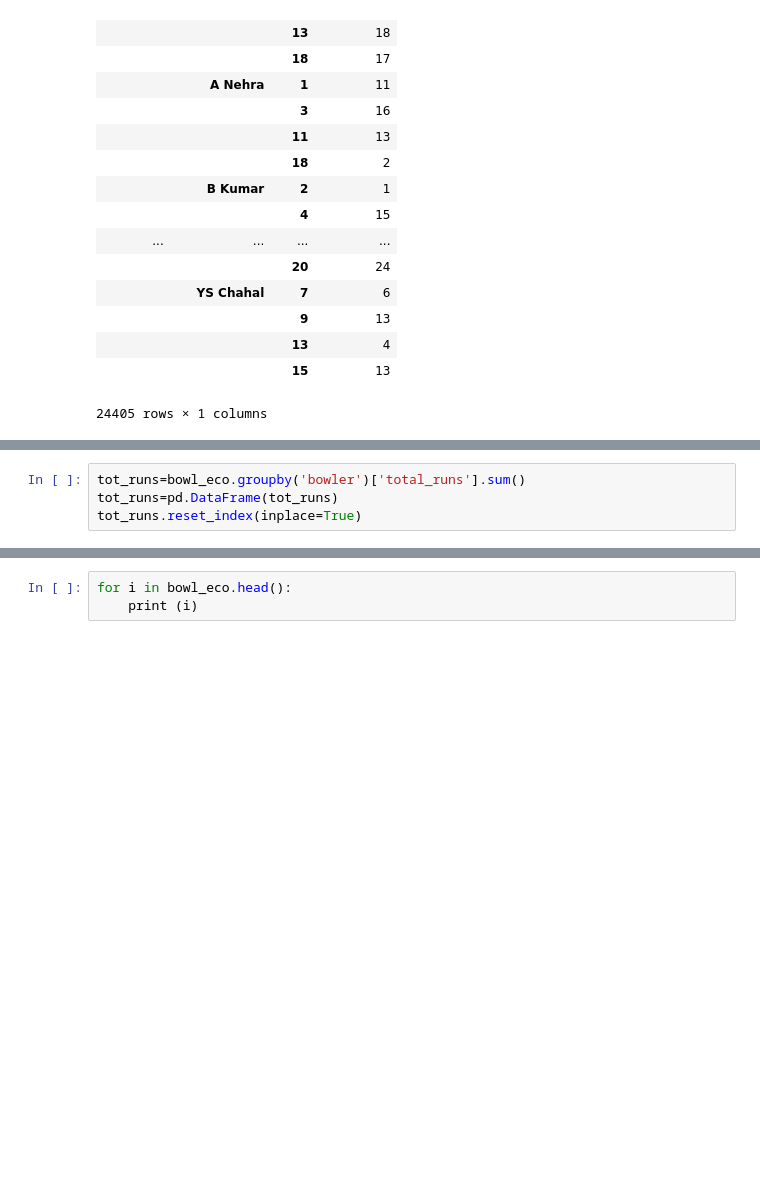
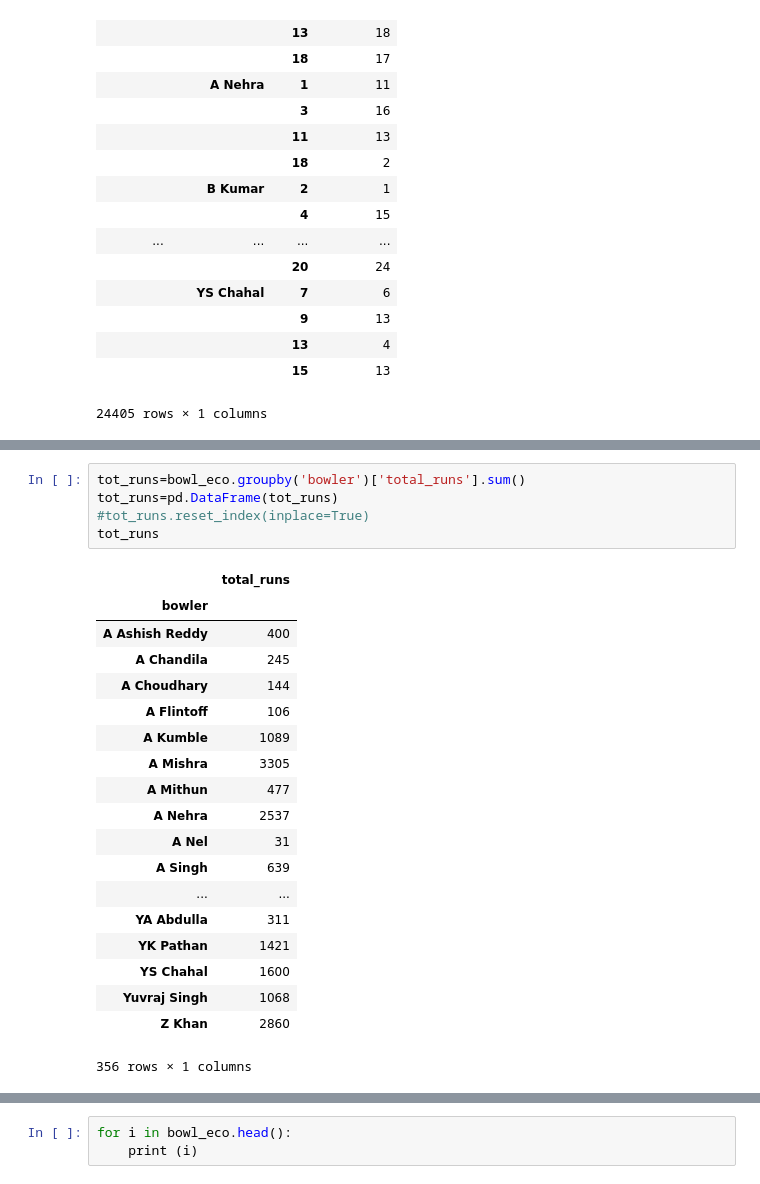
Before and after one commit to Ishita-Kedia/IPL_Analysis, a Jupyter notebook: deliveries.ipynb, the cells around one changed output, grey strips where cells are left out. Drawn from its saved outputs; the diff is of its cells as text; blank space fills up the shorter version.

```diff
--- a/deliveries.ipynb
+++ b/deliveries.ipynb
@@ -158,7 +139,28 @@ KeyError: 'Column not found: over'
 # %%
 tot_runs=bowl_eco.groupby('bowler')['total_runs'].sum()
 tot_runs=pd.DataFrame(tot_runs)
-tot_runs.reset_index(inplace=True)
+#tot_runs.reset_index(inplace=True)
+tot_runs
+# %% [output]
+|  | total_runs |
+| bowler |  |
+| A Ashish Reddy | 400 |
+| A Chandila | 245 |
+| A Choudhary | 144 |
+| A Flintoff | 106 |
+| A Kumble | 1089 |
+| A Mishra | 3305 |
+| A Mithun | 477 |
+| A Nehra | 2537 |
+| A Nel | 31 |
+| A Singh | 639 |
+| ... | ... |
+| YA Abdulla | 311 |
+| YK Pathan | 1421 |
+| YS Chahal | 1600 |
+| Yuvraj Singh | 1068 |
+| Z Khan | 2860 |
+356 rows × 1 columns
 # %%
 total_bowl=pd.merge(tot_overs,tot_runs,on='bowler')
 #total_bowl.sort_values()
```
Also changed, not shown: parts of 5 cells of this notebook, 3 other files.
